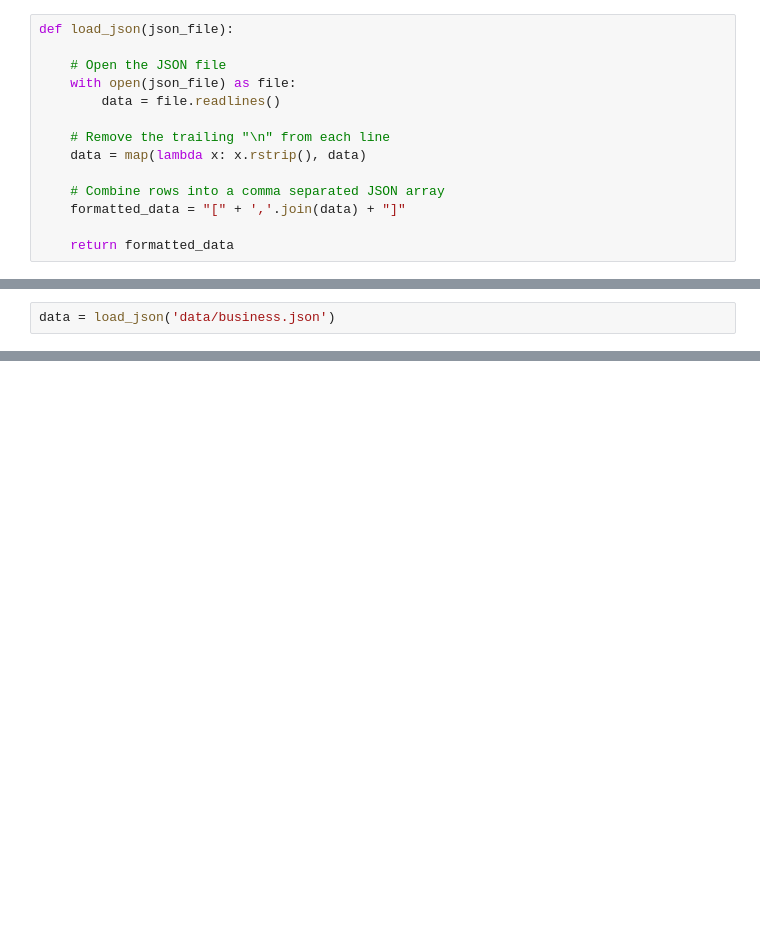
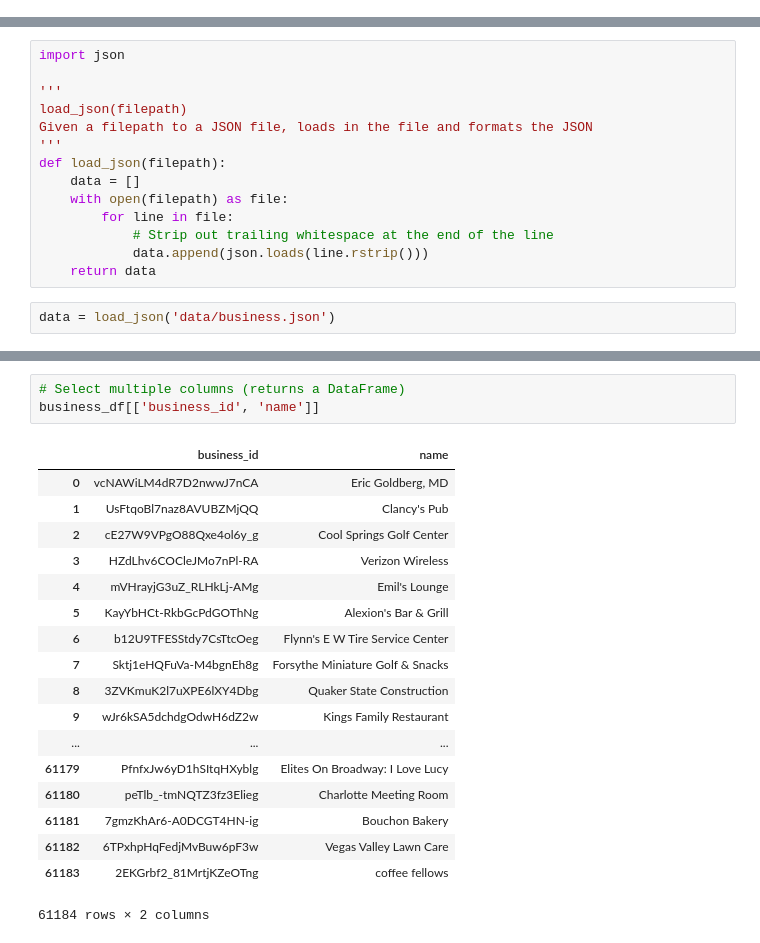
Before and after one commit to karenxiao/pandas-express, a Jupyter notebook: pandas_express.ipynb, the cells around one changed output, grey strips where cells are left out. Drawn from its saved outputs; the diff is of its cells as text; blank space fills up the shorter version.

```diff
--- a/pandas_express.ipynb
+++ b/pandas_express.ipynb
@@ -12,15 +22 @@ import seaborn as sns
 %matplotlib inline
-# %%
-def load_json(json_file):
-
-    # Open the JSON file
-    with open(json_file) as file:
-        data = file.readlines()
-
-    # Remove the trailing "\n" from each line
-    data = map(lambda x: x.rstrip(), data)
-
-    # Combine rows into a comma separated JSON array
-    formatted_data = "[" + ','.join(data) + "]"
-
-    return formatted_data
@@ -27,2 +40,16 @@ def load_json(json_file):
+# %%
+import json
+
+'''
+load_json(filepath)
+Given a filepath to a JSON file, loads in the file and formats the JSON
+'''
+def load_json(filepath):
+    data = []
+    with open(filepath) as file:
+        for line in file:
+            # Strip out trailing whitespace at the end of the line
+            data.append(json.loads(line.rstrip()))
+    return data
 # %%
 data = load_json('data/business.json')
@@ -138,0 +147,22 @@ plt.show()
+# %%
+# Select multiple columns (returns a DataFrame)
+business_df[['business_id', 'name']]
+# %% [output]
+|  | business_id | name |
+| 0 | vcNAWiLM4dR7D2nwwJ7nCA | Eric Goldberg, MD |
+| 1 | UsFtqoBl7naz8AVUBZMjQQ | Clancy's Pub |
+| 2 | cE27W9VPgO88Qxe4ol6y_g | Cool Springs Golf Center |
+| 3 | HZdLhv6COCleJMo7nPl-RA | Verizon Wireless |
+| 4 | mVHrayjG3uZ_RLHkLj-AMg | Emil's Lounge |
+| 5 | KayYbHCt-RkbGcPdGOThNg | Alexion's Bar & Grill |
+| 6 | b12U9TFESStdy7CsTtcOeg | Flynn's E W Tire Service Center |
+| 7 | Sktj1eHQFuVa-M4bgnEh8g | Forsythe Miniature Golf & Snacks |
+| 8 | 3ZVKmuK2l7uXPE6lXY4Dbg | Quaker State Construction |
+| 9 | wJr6kSA5dchdgOdwH6dZ2w | Kings Family Restaurant |
+| ... | ... | ... |
+| 61179 | PfnfxJw6yD1hSItqHXyblg | Elites On Broadway: I Love Lucy |
+| 61180 | peTlb_-tmNQTZ3fz3Elieg | Charlotte Meeting Room |
+| 61181 | 7gmzKhAr6-A0DCGT4HN-ig | Bouchon Bakery |
+| 61182 | 6TPxhpHqFedjMvBuw6pF3w | Vegas Valley Lawn Care |
+| 61183 | 2EKGrbf2_81MrtjKZeOTng | coffee fellows |
+61184 rows × 2 columns
```
Also changed, not shown: parts of 44 cells of this notebook.
